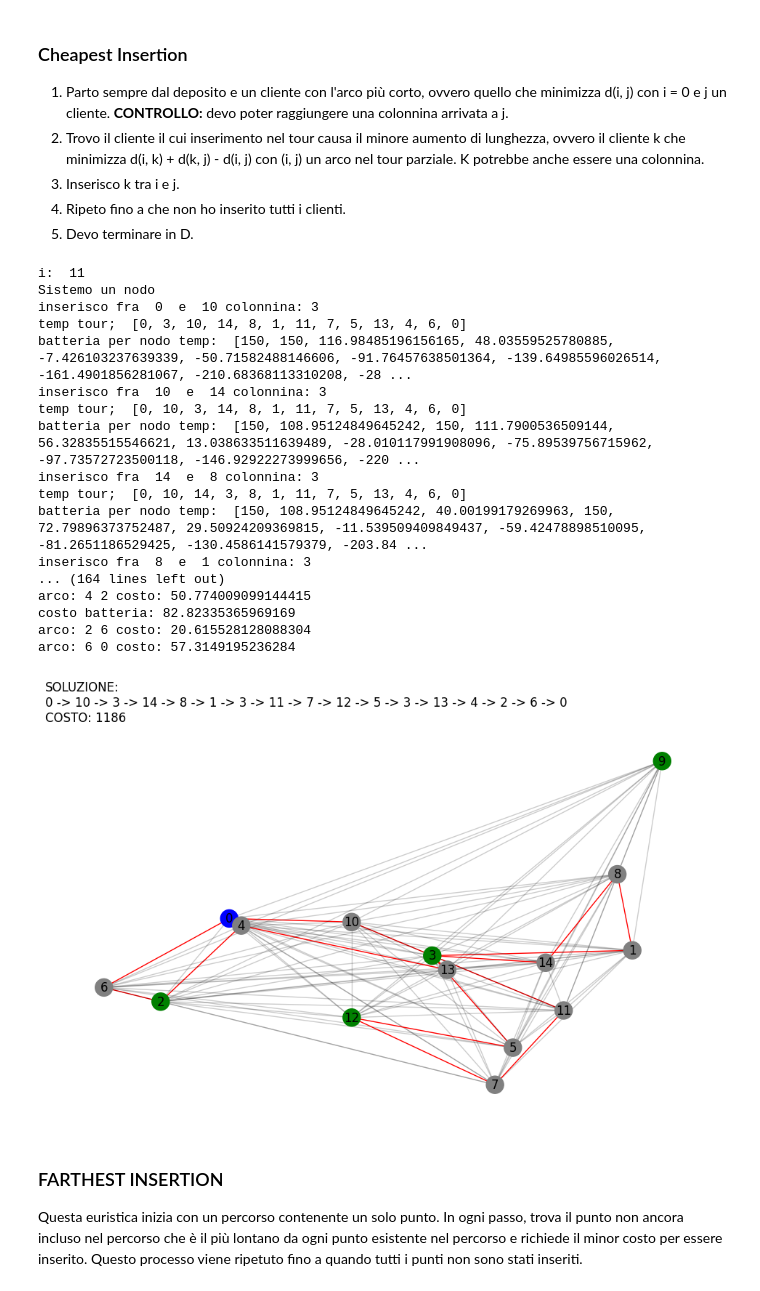
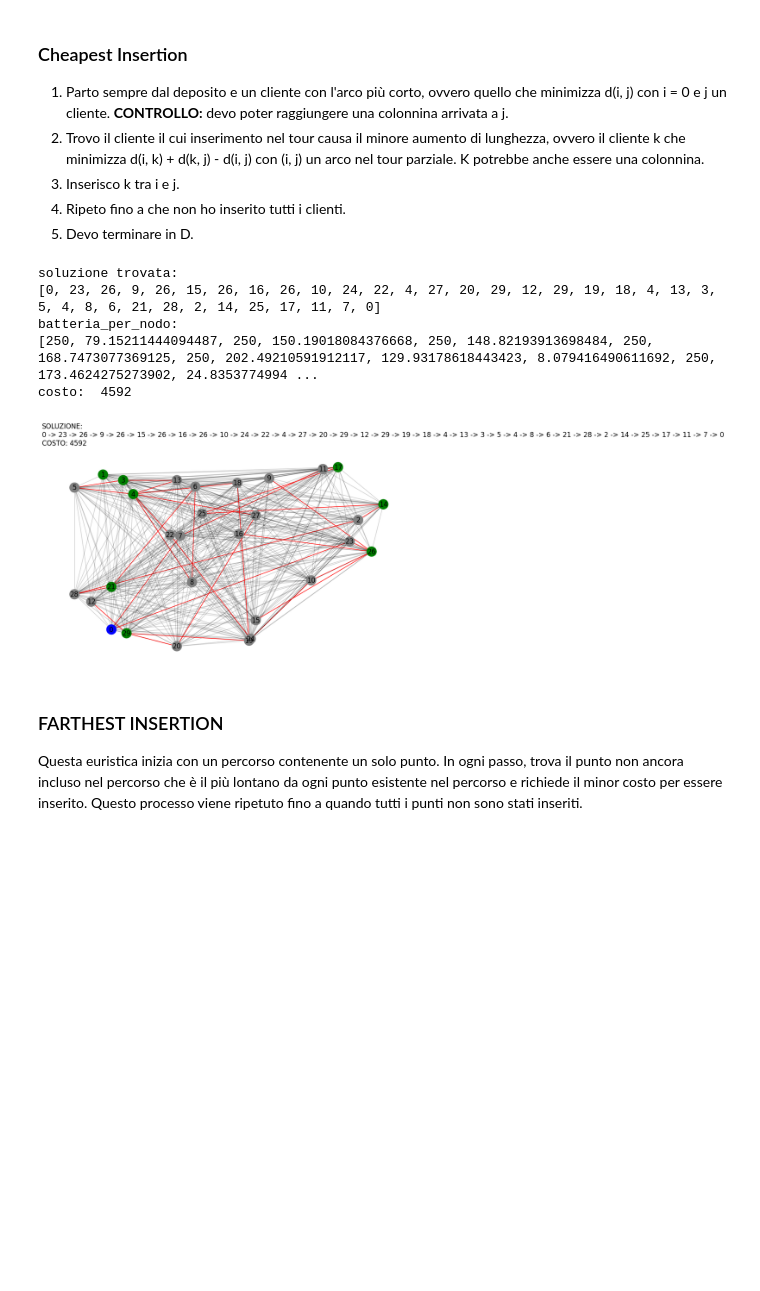
Before and after one commit to LorenzoColombi/G-TSP, a Jupyter notebook: GTSP.ipynb, the cells around one changed output. Drawn from its saved outputs; the diff is of its cells as text; code cells hidden in the pictures; blank space fills up the shorter version.

Commit message:
new graph

```diff
--- a/GTSP.ipynb
+++ b/GTSP.ipynb
@@ -5,12 +5,12 @@ import networkx as nx
 import utility_function as uf
 
 #generate a random graph
-G=uf.random_euclidean_graph(15, 200)
+G=uf.random_euclidean_graph(30, 200)
 
 #draw the graph with the type of node
 uf.draw_graph(G)
 
 #export in GML file
-#nx.write_gml(G, "graph.gml")
+nx.write_gml(G, "istances/graph2.gml")
 G[1][2]['weight']
 # %% [output]
@@ -266,56 +258,44 @@ import utility_function as uf
 
 #Caricamento del grafo da file
 #scelta istanza
 
-graph_file = "istances/graph.gml"
-batteria_max = 150
+graph_file = "istances/graph2.gml"
+batteria_max = 250
 
 #lettura grafo
 G = nx.read_gml(graph_file, destringizer=int)
 
 #applicazione algoritmo
-soluzione, batteria_per_nodo = greedy_cheapest_insertion(G,batteria_max)
+soluzione, batteria_per_nodo = greedy_random_insertion(G,batteria_max)
 
 #aggiungiamo le colonnine necessarie
-soluzione, batteria_per_nodo = add_colonnine_to_tour(G, soluzione, batteria_per_nodo, batteria_max)
+soluzione, batteria_per_nodo = uf.add_colonnine_to_tour(G, soluzione, batteria_per_nodo, batteria_max)
 
 
 #controllo se la soluzione siste
 if soluzione == None:
     print("soluzione non trovata. Batteria insufficiente per raggiungere tutti i clienti")
 else:
     print("soluzione trovata:")
     print(soluzione)
 
     print("batteria_per_nodo:")
     print(batteria_per_nodo)
 
     costo = uf.costo(G,soluzione, batteria_per_nodo)
 
     #costo = uf.costo(G, soluzione, batteria_per_nodo)
-    #print("costo: ", costo)
+    print("costo: ", costo)
 
     #plot the solution
     uf.draw_solution(G, soluzione , costo)
 # %% [output]
-i:  11
-Sistemo un nodo
-inserisco fra  0  e  10 colonnina: 3
-temp tour;  [0, 3, 10, 14, 8, 1, 11, 7, 5, 13, 4, 6, 0]
-batteria per nodo temp:  [150, 150, 116.98485196156165, 48.03559525780885, -7.426103237639339, -50.71582488146606, -91.76457638501364, -139.64985596026514, -161.4901856281067, -210.68368113310208, -28 ...
-inserisco fra  10  e  14 colonnina: 3
-temp tour;  [0, 10, 3, 14, 8, 1, 11, 7, 5, 13, 4, 6, 0]
-batteria per nodo temp:  [150, 108.95124849645242, 150, 111.7900536509144, 56.32835515546621, 13.038633511639489, -28.010117991908096, -75.89539756715962, -97.73572723500118, -146.92922273999656, -220 ...
-inserisco fra  14  e  8 colonnina: 3
-temp tour;  [0, 10, 14, 3, 8, 1, 11, 7, 5, 13, 4, 6, 0]
-batteria per nodo temp:  [150, 108.95124849645242, 40.00199179269963, 150, 72.79896373752487, 29.50924209369815, -11.539509409849437, -59.42478898510095, -81.2651186529425, -130.4586141579379, -203.84 ...
-inserisco fra  8  e  1 colonnina: 3
-... (164 lines left out)
-arco: 4 2 costo: 50.774009099144415
-costo batteria: 82.82335365969169
-arco: 2 6 costo: 20.615528128088304
-arco: 6 0 costo: 57.3149195236284
+soluzione trovata:
+[0, 23, 26, 9, 26, 15, 26, 16, 26, 10, 24, 22, 4, 27, 20, 29, 12, 29, 19, 18, 4, 13, 3, 5, 4, 8, 6, 21, 28, 2, 14, 25, 17, 11, 7, 0]
+batteria_per_nodo:
+[250, 79.15211444094487, 250, 150.19018084376668, 250, 148.82193913698484, 250, 168.7473077369125, 250, 202.49210591912117, 129.93178618443423, 8.079416490611692, 250, 173.4624275273902, 24.8353774994 ...
+costo:  4592
-[figure, old version]
+[figure, new version]
 # %%
 import networkx as nx
 import utility_function as uf
```
Also changed, not shown: parts of 2 cells of this notebook, 2 other files.
